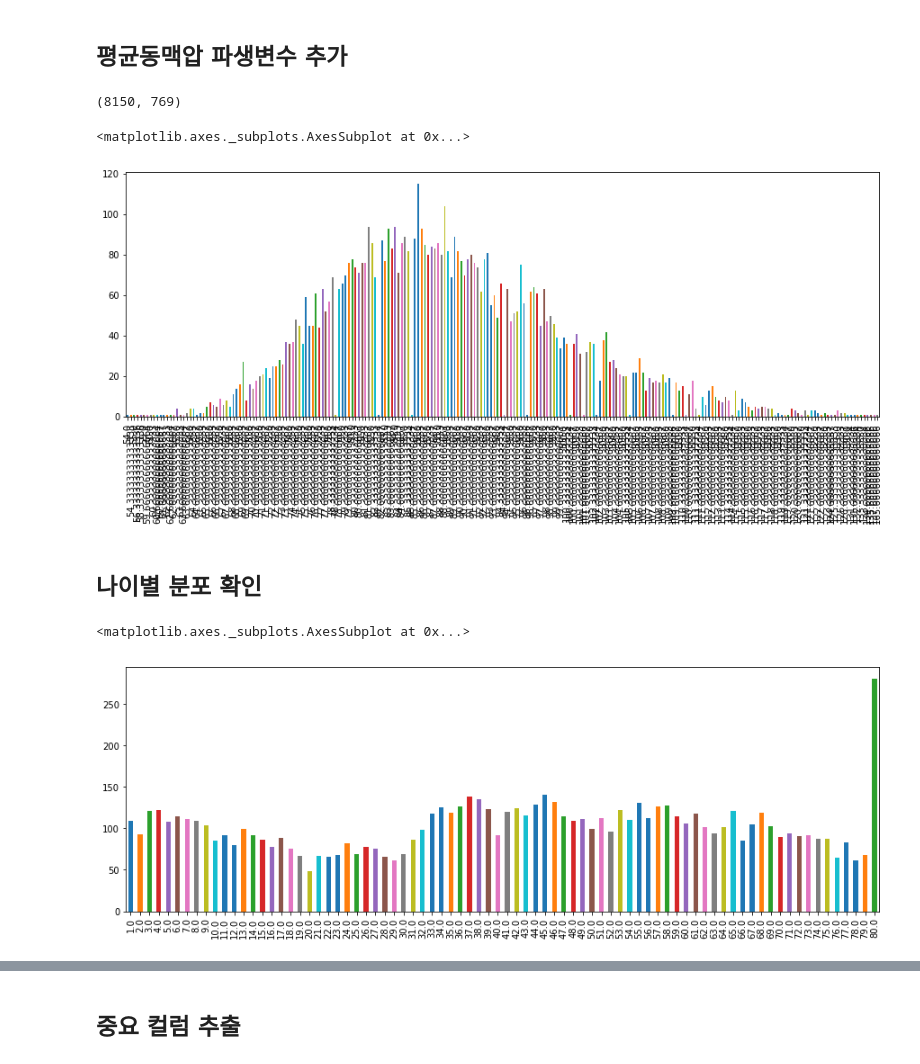
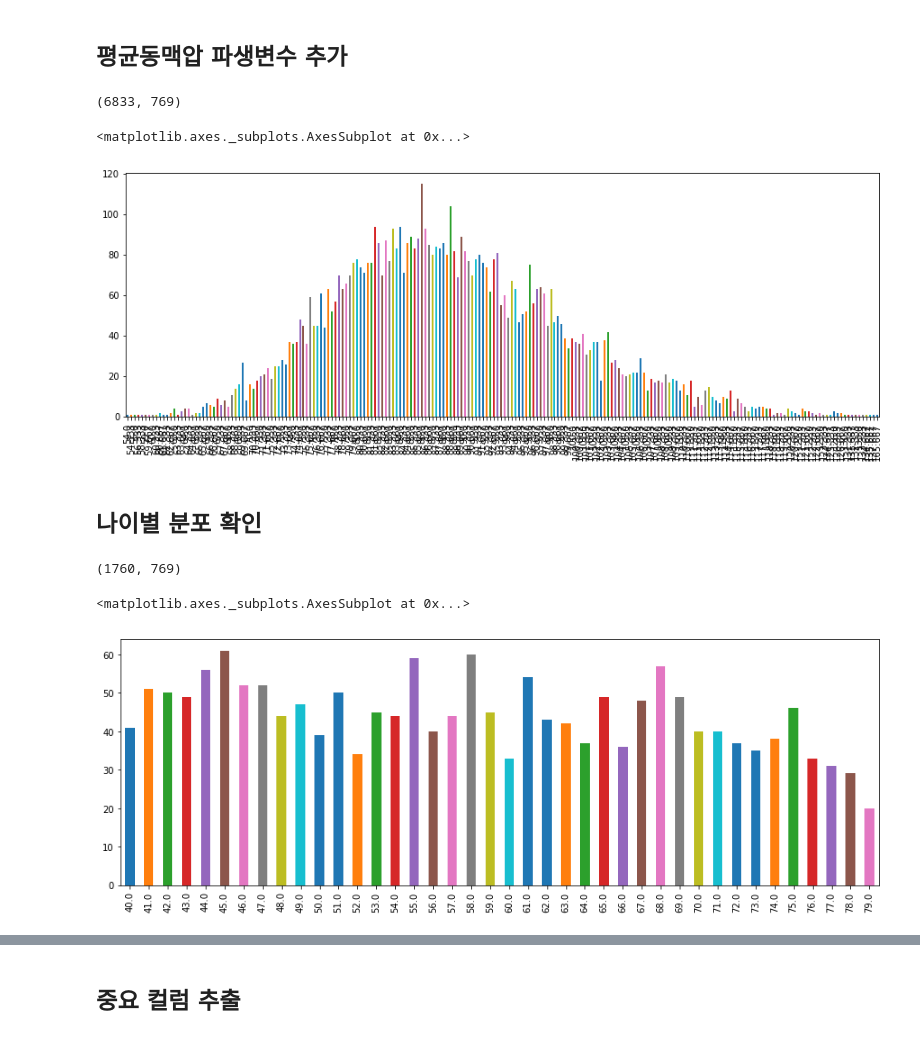
Before and after one commit to zoot0134/kdata_project_2018, a Jupyter notebook: DecisionTreeClassifier_to_pdf_accuracyRate_4(LEE).ipynb, the cells around one changed output, grey strips where cells are left out. Drawn from its saved outputs; the diff is of its cells as text; code cells hidden in the pictures.

```diff
--- a/DecisionTreeClassifier_to_pdf_accuracyRate_4(LEE).ipynb
+++ b/DecisionTreeClassifier_to_pdf_accuracyRate_4(LEE).ipynb
@@ -39,20 +39,24 @@ df_data.head()
 # %% [markdown]
 ## 평균동맥압 파생변수 추가
 # %%
-df_data["HE_MAP"] = df_data[df_data.HE_dbp.name] + (df_data[df_data.HE_sbp.name] - df_data[df_data.HE_dbp.name]) / 3
+df_data["HE_MAP"] = round(df_data[df_data.HE_dbp.name] + (df_data[df_data.HE_sbp.name] - df_data[df_data.HE_dbp.name]) / 3 ,3)
+df_data = df_data.dropna(subset=['HE_MAP'])
 df_data.shape
 # %% [output]
-(8150, 769)
+(6833, 769)
 # %%
 he_map_count = pd.value_counts(df_data.HE_MAP)
 he_map_count.sort_index().plot(kind='bar', figsize=(15,5))
 # %% [output]
 <matplotlib.axes._subplots.AxesSubplot at 0x...>
-[figure, old version]
+[figure, new version]
 # %% [markdown]
 ## 나이별 분포 확인
 # %%
+df_data = df_data.loc[ (40 <= df_data.age) & (df_data.age < 80) & (1 == df_data.sex) , :]
+print(df_data.shape)
 pd.value_counts(df_data.age).sort_index().plot(kind='bar', figsize=(15,5))
 # %% [output]
-<matplotlib.axes._subplots.AxesSubplot at 0x...>
+(1760, 769)
+<matplotlib.axes._subplots.AxesSubplot at 0x...>
-[figure, old version]
+[figure, new version]
```
Also changed, not shown: parts of 11 cells of this notebook.
